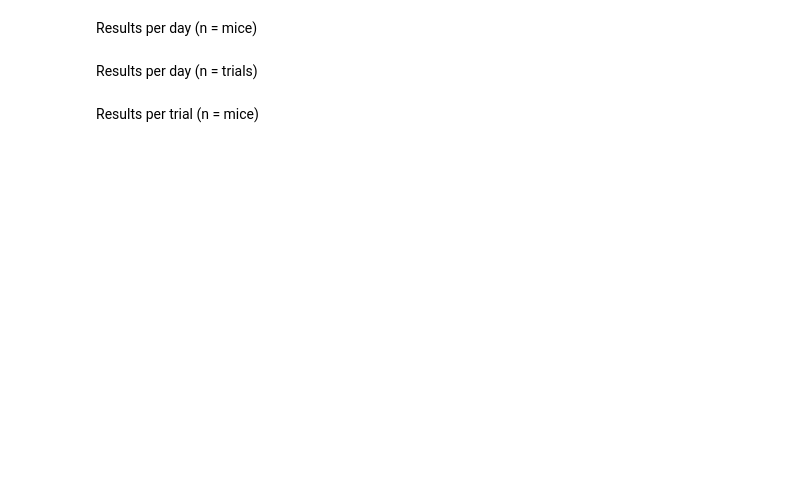
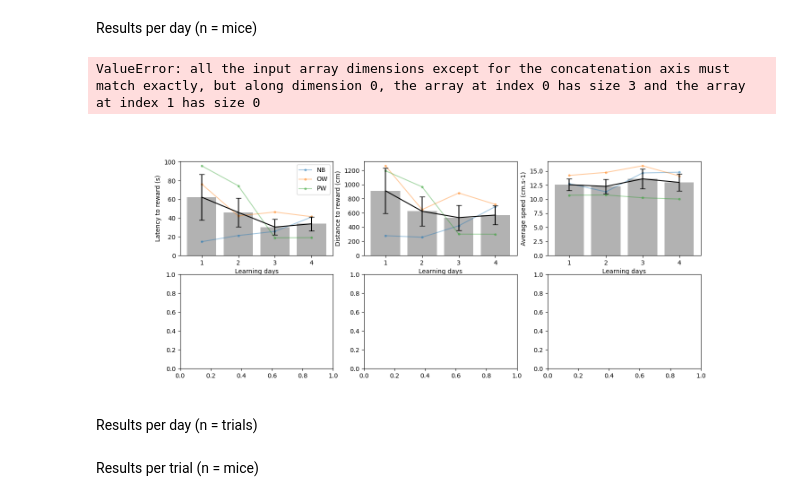
Before and after one commit to melodieborel/HayLabAnalysis, a Jupyter notebook: python/DLC_6_plot_results.ipynb, the cells around one changed output. Drawn from its saved outputs; the diff is of its cells as text; code cells hidden in the pictures; blank space fills up the shorter version.

```diff
--- a/python/DLC_6_plot_results.ipynb
+++ b/python/DLC_6_plot_results.ipynb
@@ -36,13 +38,14 @@ Summary_table = pd.read_excel(filename)
 Summary_table_Training = Summary_table[Summary_table['session_type'] == 'Training']
 Nb_learning_sessions=np.size(Summary_table_Training['session'].unique())
 
+fig, axs = plt.subplots(2,3, figsize=(15, 6))
 ##############################
 
 latency_to_reward_s = Summary_table_Training.pivot_table(index=[Summary_table_Training['mice']], columns=[Summary_table_Training['session']], values='latency_to_reward_s', aggfunc='mean', fill_value=None)
 mean=np.nanmean(latency_to_reward_s.values, axis=0)
 sem=stats.sem(latency_to_reward_s.values, nan_policy='omit')
 
-fig, axs = plt.subplots(2,3, figsize=(15, 6))
+
 
 axs[0,0].plot(latency_to_reward_s.columns.values,latency_to_reward_s.values.T, marker='.', alpha=0.4, label=latency_to_reward_s.index)
 axs[0,0].bar(latency_to_reward_s.columns.values, mean, color="k", alpha=0.3)
@@ -66,7 +69,7 @@ axs[0,1].set(xlabel='Learning days')
 
 ##############################
 
-average_speed = Summary_table_Training.pivot_table(index=[Summary_table_Training['mice']], columns=[Summary_table_Training['session']], values='average_speed', aggfunc='mean', fill_value=None)
+average_speed = Summary_table_Training.pivot_table(index=[Summary_table_Training['mice']], columns=[Summary_table_Training['session']], values='average_speed_cm_s', aggfunc='mean', fill_value=None)
 mean=np.nanmean(average_speed.values, axis=0)
 sem=stats.sem(average_speed.values, nan_policy='omit')
 
@@ -82,60 +85,65 @@ Summary_table_Test = Summary_table[Summary_table['session_type'] == 'Test']
 
 ##############################
 
-time_spent_at_reward_s = Summary_table_Training.pivot_table(index=[Summary_table_Training['mice']], columns=[Summary_table_Training['session']], values='time_spent_at_reward_s', aggfunc='mean', fill_value=None)
+time_spent_at_reward_s = Summary_table_Training.pivot_table(index=[Summary_table_Training['mice']], columns=[Summary_table_Training['session']], values='time_spent_in_reward_zone_s', aggfunc='mean', fill_value=None)
 mean=np.nanmean(time_spent_at_reward_s.values, axis=0)
 sem=stats.sem(time_spent_at_reward_s.values, nan_policy='omit')
 
-time_spent_at_reward_sT=Summary_table_Test['time_spent_at_reward_s']
+time_spent_at_reward_sT=Summary_table_Test['time_spent_in_reward_zone_s']
 meanT=np.nanmean(time_spent_at_reward_sT.values, axis=0)
 semT=stats.sem(time_spent_at_reward_sT.values, nan_policy='omit')
 
-axs[1,0].plot(np.arange(Nb_learning_sessions+1)+1,np.concatenate((time_spent_at_reward_s,np.array(time_spent_at_reward_sT)[:,np.newaxis]), axis=1).T, alpha=0.4, marker='.')
+data_to_plot = np.concatenate((time_spent_at_reward_s.values, time_spent_at_reward_sT.values[:, np.newaxis]), axis=1)
+
+axs[1,0].plot(np.arange(data_to_plot.shape[1])+1, data_to_plot.T, alpha=0.4, marker='.')
 axs[1,0].bar(time_spent_at_reward_s.columns.values, mean, color="k", alpha=0.3)
-axs[1,0].bar([Nb_learning_sessions+1], meanT, color="r", alpha=0.3)
-axs[1,0].errorbar(np.arange(Nb_learning_sessions+1)+1,np.concatenate((mean, np.array(meanT)[np.newaxis])), yerr=np.concatenate((sem, np.array(semT)[np.newaxis])), color="k", capsize=4)
+axs[1,0].bar([time_spent_at_reward_s.shape[1]+1], meanT, color="r", alpha=0.3)
+axs[1,0].errorbar(np.arange(data_to_plot.shape[1])+1, np.concatenate((mean, [meanT])), yerr=np.concatenate((sem, [semT])), color="k", capsize=4)
 axs[1,0].set(ylabel='Time spent at reward (s)')
 axs[1,0].set(xlabel='Days')
 
 ##############################
 
-time_spent_at_reward_s = Summary_table_Training.pivot_table(index=[Summary_table_Training['mice']], columns=[Summary_table_Training['session']], values='time_spent_at_reward_s', aggfunc='mean', fill_value=None)
+perc_time_spent_at_reward = Summary_table_Training.pivot_table(index=[Summary_table_Training['mice']], columns=[Summary_table_Training['session']], values='time_spent_in_reward_zone_percent', aggfunc='mean', fill_value=None)
 duration_trial_s = Summary_table_Training.pivot_table(index=[Summary_table_Training['mice']], columns=[Summary_table_Training['session']], values='duration_trial_s', aggfunc='mean', fill_value=None)
 perc_time_spent_at_reward=time_spent_at_reward_s/duration_trial_s*100
 mean=np.nanmean(perc_time_spent_at_reward.values, axis=0)
 sem=stats.sem(perc_time_spent_at_reward.values, nan_policy='omit')
 
-time_spent_at_reward_s=Summary_table_Test['time_spent_at_reward_s']
+time_spent_at_reward_s=Summary_table_Test['time_spent_in_reward_zone_percent']
 duration_trial_s=Summary_table_Test['duration_trial_s']
 perc_time_spent_at_rewardT=time_spent_at_reward_s/duration_trial_s*100
 meanT=np.nanmean(perc_time_spent_at_rewardT.values, axis=0)
 semT=stats.sem(perc_time_spent_at_rewardT.values, nan_policy='omit')
 
 axs[1,1].plot(np.arange(Nb_learning_sessions+1)+1,np.concatenate((perc_time_spent_at_reward,np.array(perc_time_spent_at_rewardT)[:,np.newaxis]), axis=1).T, alpha=0.4, marker='.')
 axs[1,1].bar(perc_time_spent_at_reward.columns.values, mean, color="k", alpha=0.3)
 axs[1,1].bar([Nb_learning_sessions+1], meanT, color="r", alpha=0.3)
 axs[1,1].errorbar(np.arange(Nb_learning_sessions+1)+1,np.concatenate((mean, np.array(meanT)[np.newaxis])), yerr=np.concatenate((sem, np.array(semT)[np.newaxis])), color="k", capsize=4)
 axs[1,1].set(ylabel='Time spent at reward (%)')
 axs[1,1].set(xlabel='Days')
 
 ##############################
 
 crossings_per_m = Summary_table_Training.pivot_table(index=[Summary_table_Training['mice']], columns=[Summary_table_Training['session']], values='crossings_per_m', aggfunc='mean', fill_value=None)
 mean=np.nanmean(crossings_per_m.values, axis=0)
 sem=stats.sem(crossings_per_m.values, nan_policy='omit')
 
 crossings_per_mT=Summary_table_Test['crossings_per_m']
 meanT=np.nanmean(crossings_per_mT.values, axis=0)
 semT=stats.sem(crossings_per_mT.values, nan_policy='omit')
 
 axs[1,2].plot(np.arange(Nb_learning_sessions+1)+1,np.concatenate((crossings_per_m,np.array(crossings_per_mT)[:,np.newaxis]), axis=1).T, alpha=0.4, marker='.')
 axs[1,2].bar(crossings_per_m.columns.values, mean, color="k", alpha=0.3)
 axs[1,2].bar([Nb_learning_sessions+1], meanT, color="r", alpha=0.3)
 axs[1,2].errorbar(np.arange(Nb_learning_sessions+1)+1,np.concatenate((mean, np.array(meanT)[np.newaxis])), yerr=np.concatenate((sem, np.array(semT)[np.newaxis])), color="k", capsize=4)
 axs[1,2].set(ylabel='Crossings per m')
 axs[1,2].set(xlabel='Days')
 
 plt.show()
+# %% [output]
+ValueError: all the input array dimensions except for the concatenation axis must match exactly, but along dimension 0, the array at index 0 has size 3 and the array at index 1 has size 0
+[figure, added]
 # %% [markdown]
 Results per day (n = trials)
 # %%
```
Also changed, not shown: parts of 1 cell of this notebook, 13 other files.
